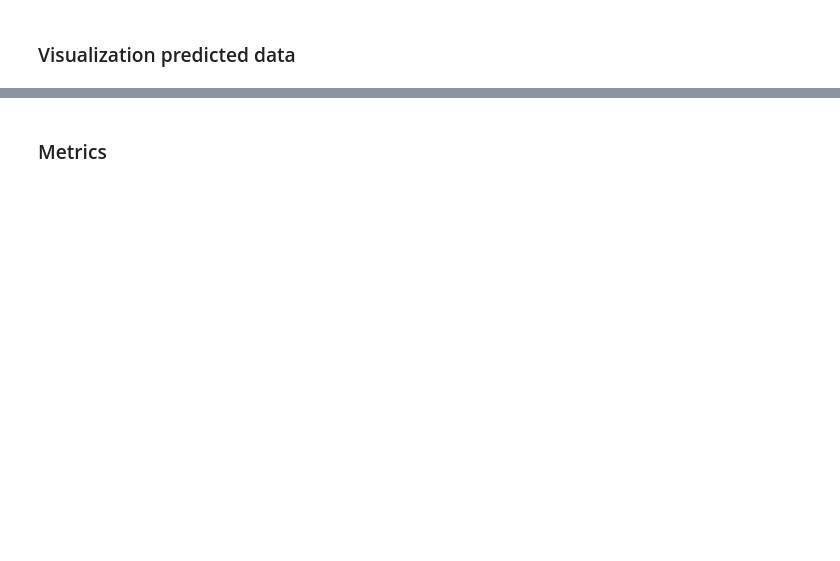
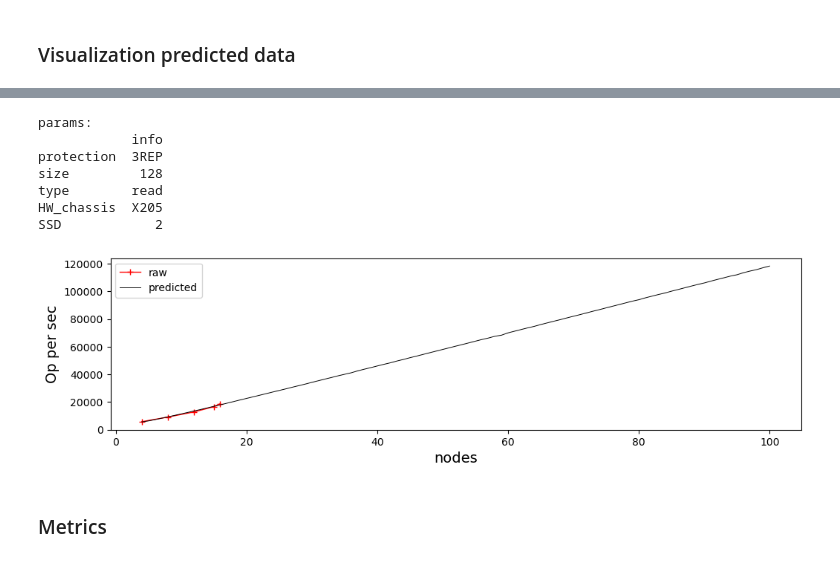
Before and after one commit to Sziringowski/SDS-modelling, a Jupyter notebook: Main.ipynb, the cells around one changed output, grey strips where cells are left out. Drawn from its saved outputs; the diff is of its cells as text; code cells hidden in the pictures; blank space fills up the shorter version.

```diff
--- a/Main.ipynb
+++ b/Main.ipynb
@@ -910,0 +954,18 @@ intercept_samples = trace.posterior['intercept'].values.flatten()
+# %%
+header_df = list(doc.keys()) + ["SUM_op/s"]
+df_Lines = pd.DataFrame([list((Lines[id]["parametrs"] | {"SUM_op/s": Lines[id]["SUM_op/s"]}).values()) for id in list(Lines.keys())], columns=header_df, index=list(Lines.keys()))
+df_cleaned_U = features_transformation(df_Lines)
+# %%
+X = df_cleaned_U.drop("SUM_op/s", axis=1)
+Y = df_cleaned_U["SUM_op/s"]
+
+X_train, X_test, Y_train, Y_test = train_test_split(X, Y, test_size=0.2, random_state=42)
+
+Model = RandomForestRegressor(n_estimators=100)
+Model.fit(X_train, Y_train)
+
+Y_pred = Model.predict(X_test)
+
+rrmse = np.sqrt(mean_squared_error(Y_test, Y_pred)) / np.mean(Y_pred)
+r2 = r2_score(Y_test, Y_pred)
+print(f'RRMSE: {rrmse}','\n',f'R2: {r2}')
@@ -989,2 +977,60 @@ SSD                  2
+# %%
+parametr = 'nodes'
+
+fix_params = {
+    'protection': '3REP',
+    'size': 128,
+    'nodes': 4,
+    'type': 'read',
+    'HW_chassis': 'X205',
+    'SSD': 2,
+    'SUM_op/s': 0  # костыль
+}
+
+predict = {}
+
+for n in range(4, 101):
+    params_temp = copy.deepcopy(fix_params)
+    params_temp["nodes"] = n
+    key = str(uuid.uuid4())
+    df_predicted = features_transformation(pd.DataFrame(params_temp, index=[key]))
+    X = df_predicted.drop("SUM_op/s", axis=1).values.tolist()
+    predict[n] = Model.predict(X)[0]
+
+# predicted
+W = np.array([list(item) for item in list(predict.items())])
+W = W[W[:, 0].argsort()].T
+#
+fix_params.pop("SUM_op/s")
+# raw
+Z = {
+    list(Raw_Data[id]['parametrs'].values())[key_enum(parametr)]: Raw_Data[id]['values']['agregated']['SUM_op/s'] for id in list(Raw_Data.keys()) if compare(list(Raw_Data[id]['parametrs'].values()), parametr, fix_params)
+}
+Z = np.array([list(item) for item in list(Z.items())])
+Z = Z[Z[:, 0].argsort()].T
+#
+
+plt.figure(figsize=(12, 3))
+
+graph_title = {key: {'info': fix_params[key]} for key in list(doc.keys())}
+
+plt.plot(Z[0], Z[1],'red', alpha = 1, label="raw", linestyle='-', linewidth=1, marker='+', markersize=6)
+plt.plot(W[0], W[1],'black', alpha = 1, label="predicted", linestyle='-', linewidth=0.7)
+graph_title.pop(parametr, None)
+print(f'params:\n{pd.DataFrame(graph_title).transpose()}')
+plt.xlabel(parametr, fontsize=14, color='k')
+plt.ylabel('Op per sec', fontsize=14, color='k')
+plt.legend()
+plt.show()
+#print(f'Z={Z}','\n', f'W={W}')
+# %% [output]
+params:
+            info
+protection  3REP
+size         128
+type        read
+HW_chassis  X205
+SSD            2
+[figure, added]
 # %% [markdown]
 ### Metrics
```
Also changed, not shown: parts of 25 cells of this notebook, 3 other files.
